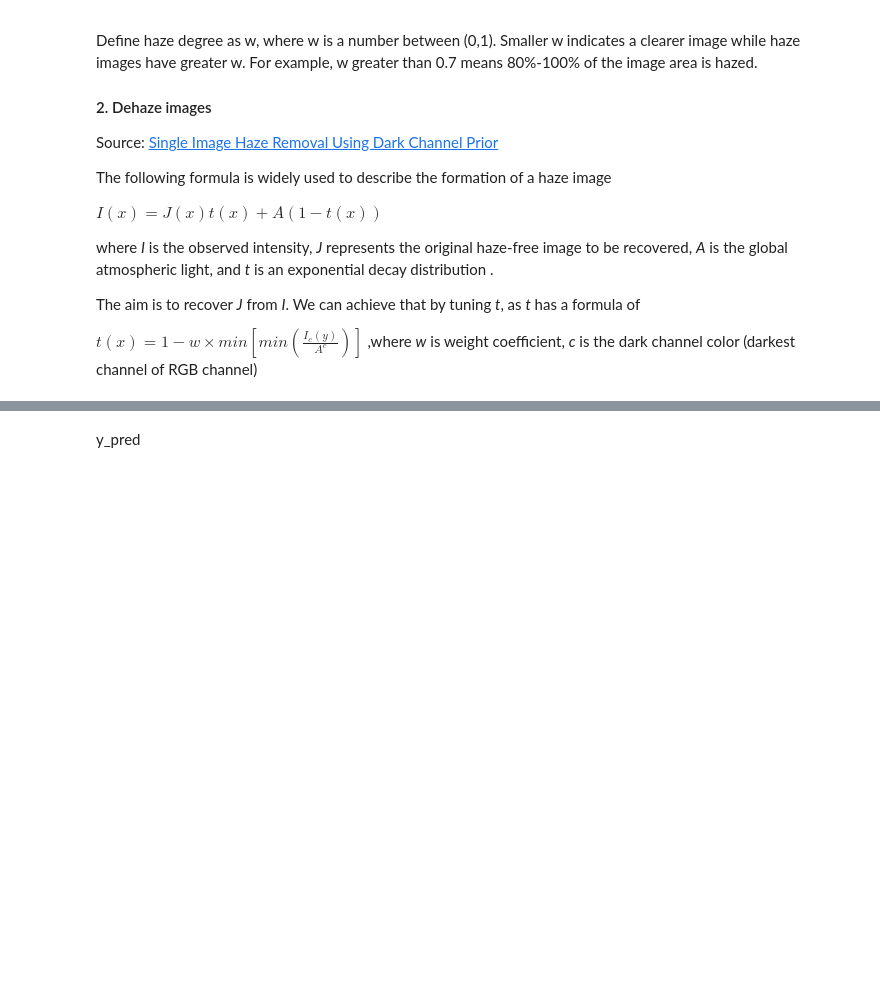
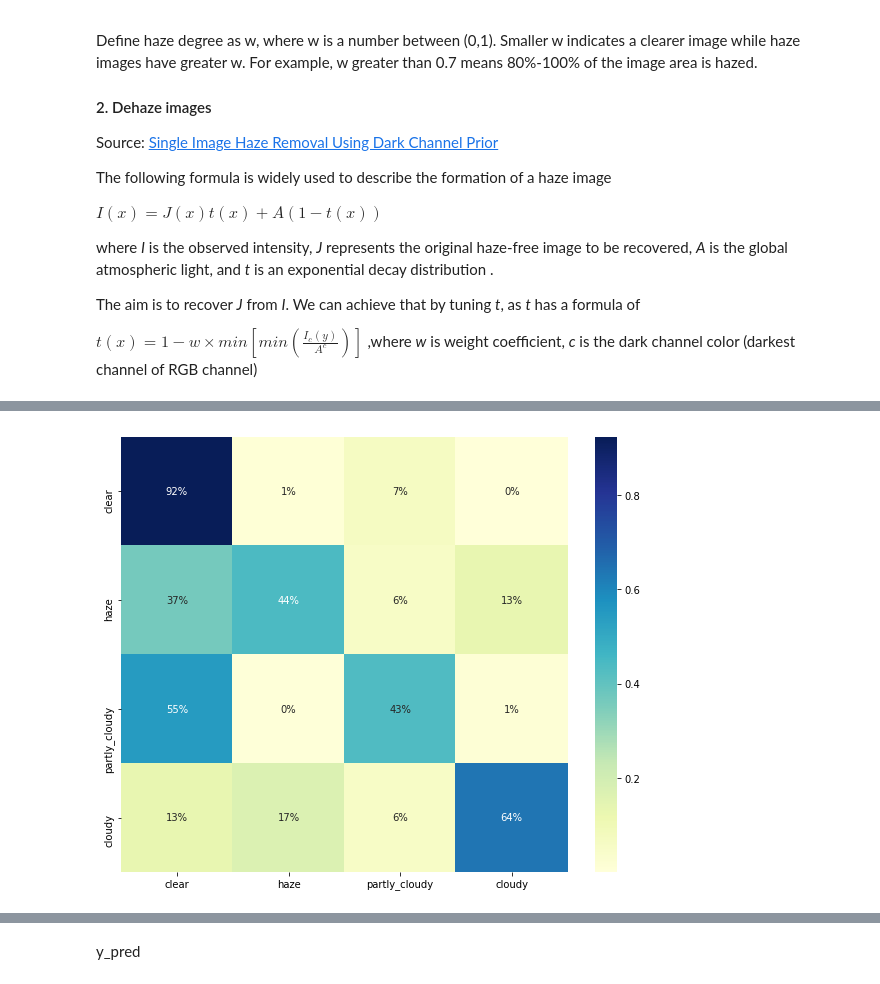
Before and after one commit to mumuxi15/02-Data-Science-Project, a Jupyter notebook: Multilabel image classification/Planet.ipynb, the cells around one changed output, grey strips where cells are left out. Saved outputs shown, nothing was run; the diff lists cells and outputs as text; code cells hidden in the pictures; blank space fills up the shorter version.

```diff
--- a/Multilabel image classification/Planet.ipynb
+++ b/Multilabel image classification/Planet.ipynb
@@ -189,3 +173,0 @@ with open('haze_train.pkl', 'wb') as f:
-# %%
-res0 = pickle.load( open( "res0_30000.pkl", "rb" ) )
-res1 = pickle.load( open( "res30000_.pkl", "rb" ) )
@@ -230,10 +209,6 @@ def load_train_test(train_ids,test_ids):
     test_array = np.array(list(map(read,test_ids)))
     return train_array,test_array
 
-def load_data():
-    y_train, y_test = train_test_split(df_label, test_size=0.3,random_state=144)
-    X_train, X_test = load_train_test(y_train.index.tolist(),y_test.index.tolist())
-    return X_train,y_train,X_test,y_test
-
-X_train,y_train,X_test,y_test = load_data()
+y_train, y_test = train_test_split(df_label, test_size=0.3,random_state=1404)
+X_train, X_test = load_train_test(y_train.index.tolist(),y_test.index.tolist())
 print (X_test.shape,y_test.shape)
@@ -299,4 +276,3 @@ def train_model():
     return model
 # %%
 model = train_model()
-y_pred = model.predict(X_test)
@@ -318,0 +323,31 @@ y_pred2[0]
+# %%
+weather_tags = ['clear','haze','partly_cloudy','cloudy']
+
+def load_test_train():
+    df_w = pd.DataFrame(data=pickle.load(open("haze_train.pkl", "rb" )),columns=['id','w','A'])
+    y = df_label[weather_tags].copy()
+    y.columns=[1,2,3,4]
+    y = pd.get_dummies(y).idxmax(1)
+    X_train,X_test,y_train,y_test = train_test_split(df_w[['w','A']],y,stratify=y,test_size=0.3,random_state=1404)
+    return X_train,X_test,y_train,y_test
+
+def plot_confusion_matrix(y_test,y_pred):
+    M = confusion_matrix(y_test,y_pred)
+    M = M/M.sum(axis=1)[:,None]
+    plt.figure(figsize=(10, 8))
+    ax = sns.heatmap(M, annot=True,fmt='.0%',cmap="YlGnBu")
+    ax.set_xticklabels(weather_tags)
+    ax.set_yticklabels(weather_tags)
+    plt.show()
+
+X_train,X_test,y_train,y_test = load_test_train()
+# %%
+def multi_class_logistic():
+    lgr = LogisticRegression(multi_class="multinomial",solver='newton-cg')
+    lgr.fit(X_train, y_train)
+    y_pred = lgr.predict(X_test)
+    plot_confusion_matrix(y_test,y_pred)
+
+multi_class_logistic()
+# %% [output]
+[figure, added]
```
Also changed, not shown: parts of 25 cells of this notebook.
